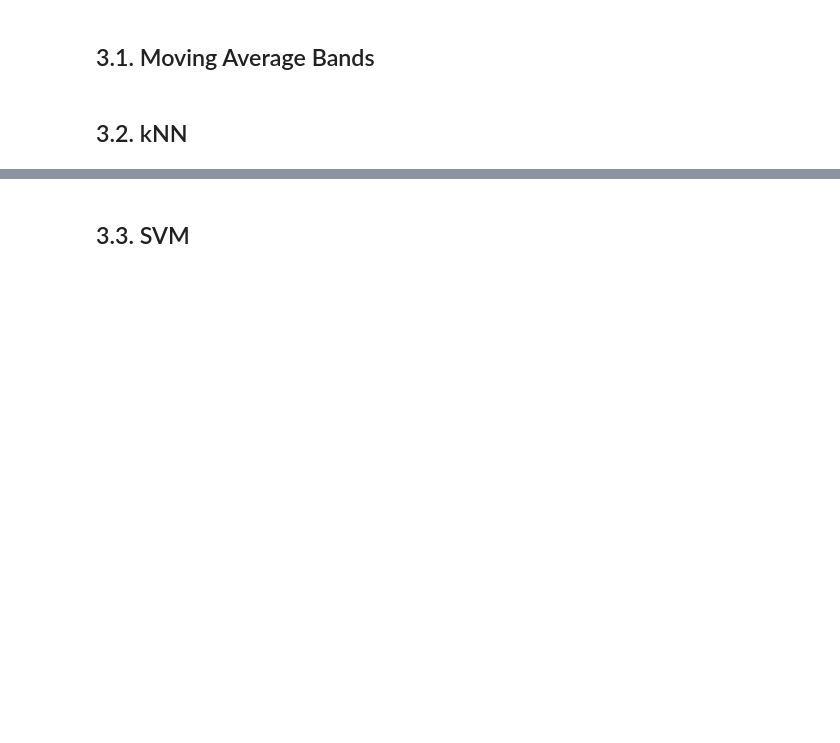
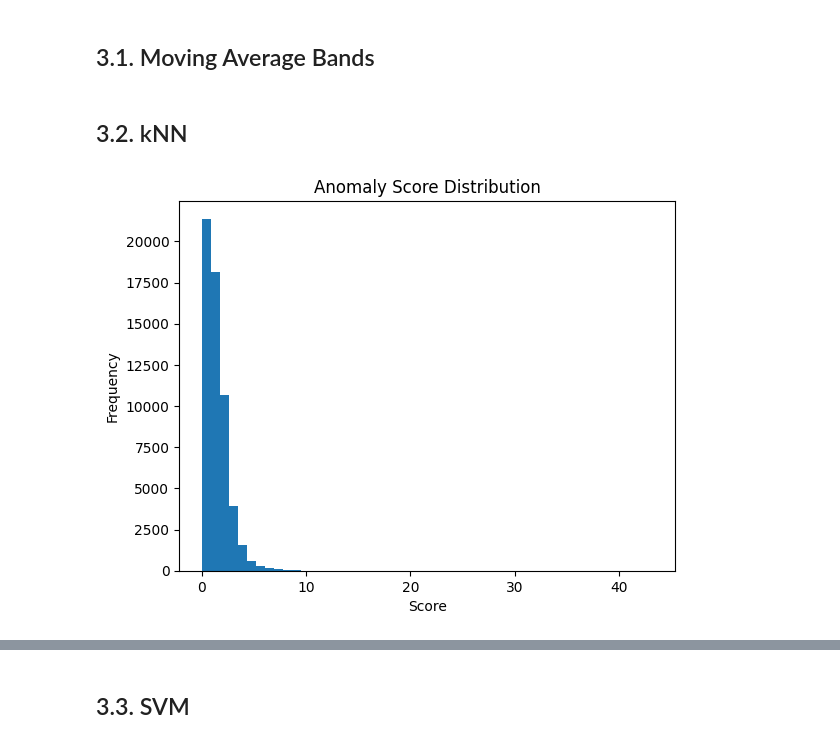
Before and after one commit to Kilomaroon/ECE447Project, a Jupyter notebook: 447Project.ipynb, the cells around one changed output, grey strips where cells are left out. Saved outputs shown, nothing was run; the diff lists cells and outputs as text; code cells hidden in the pictures; blank space fills up the shorter version.

Commit message:
kNN Model

```diff
--- a/447Project.ipynb
+++ b/447Project.ipynb
@@ -237,6 +310,26 @@ This ensures that anomalies are represented in every fold, allowing for more rel
 ## 1.1. Moving Average Bands
 # %% [markdown]
 ## 1.2. kNN
+# %%
+# Separate features and labels
+X = df.drop("Class", axis=1)
+y = df["Class"]
+# %%
+from sklearn.model_selection import train_test_split
+
+X_train, X_test, y_train, y_test = train_test_split(
+    X, y,
+    test_size=0.2,
+    random_state=42,
+    stratify=y
+)
+# %%
+from sklearn.preprocessing import StandardScaler
+
+scaler = StandardScaler()
+
+X_train_scaled = scaler.fit_transform(X_train)
+X_test_scaled = scaler.transform(X_test)
 # %% [markdown]
 ## 1.3. SVM
 # %% [markdown]
@@ -262,6 +355,22 @@ def SVM_preprocess(d):
 ## 2.1. Moving Average Bands
 # %% [markdown]
 ## 2.2. kNN
+# %%
+from sklearn.neighbors import NearestNeighbors
+import numpy as np
+
+# Use k neighbors
+k = 5
+
+# Fit NearestNeighbors (unsupervised distance model)
+nn = NearestNeighbors(n_neighbors=k, metric='euclidean')
+nn.fit(X_train_scaled)
+
+# Compute distances to k neighbors
+distances, _ = nn.kneighbors(X_test_scaled)
+
+# Anomaly score = average distance to k neighbors
+anomaly_scores = distances.mean(axis=1)
 # %% [markdown]
 ## 2.3. SVM
 # %%
@@ -348,3 +457,13 @@ def SVM_run(params, d, experiment_name):
 ## 3.1. Moving Average Bands
 # %% [markdown]
 ## 3.2. kNN
+# %%
+import matplotlib.pyplot as plt
+
+plt.hist(anomaly_scores, bins=50)
+plt.title("Anomaly Score Distribution")
+plt.xlabel("Score")
+plt.ylabel("Frequency")
+plt.show()
+# %% [output]
+[figure, added]
```
Also changed, not shown: parts of 9 cells of this notebook.
